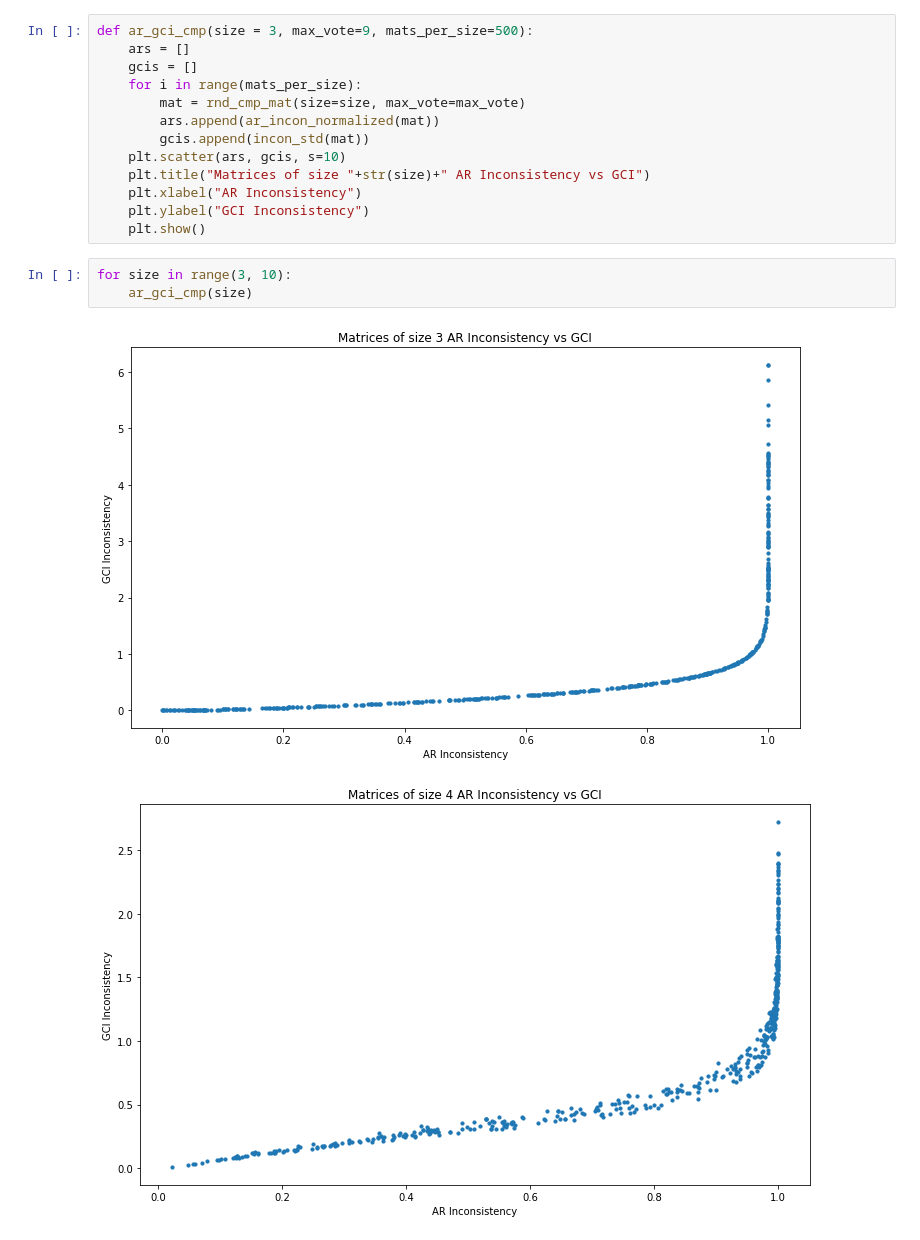
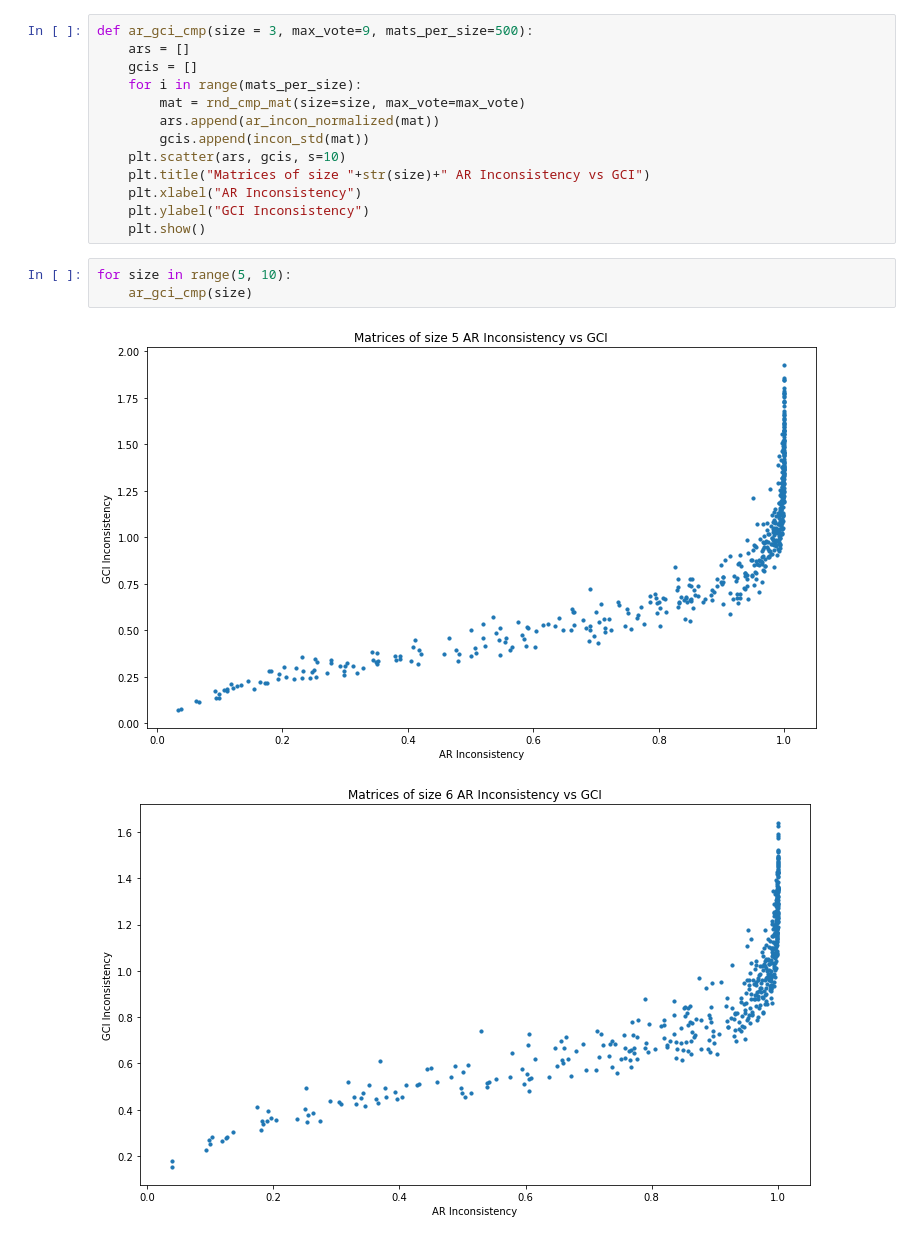
Before and after one commit to wjladams/pyanp, a Jupyter notebook: scrap/AR-InconsistencyResearch.ipynb, the cells around one changed output. Drawn from its saved outputs; the diff is of its cells as text.

```diff
--- a/scrap/AR-InconsistencyResearch.ipynb
+++ b/scrap/AR-InconsistencyResearch.ipynb
@@ -846,8 +846,8 @@ def ar_gci_cmp(size = 3, max_vote=9, mats_per_size=500):
     plt.ylabel("GCI Inconsistency")
     plt.show()
 # %%
-for size in range(3, 10):
+for size in range(5, 10):
     ar_gci_cmp(size)
 # %% [output]
-[figure, old version]
+[figure, new version]
-[figure, old version]
+[figure, new version]
```
Also changed, not shown: parts of 1 cell of this notebook, 2 other files.
